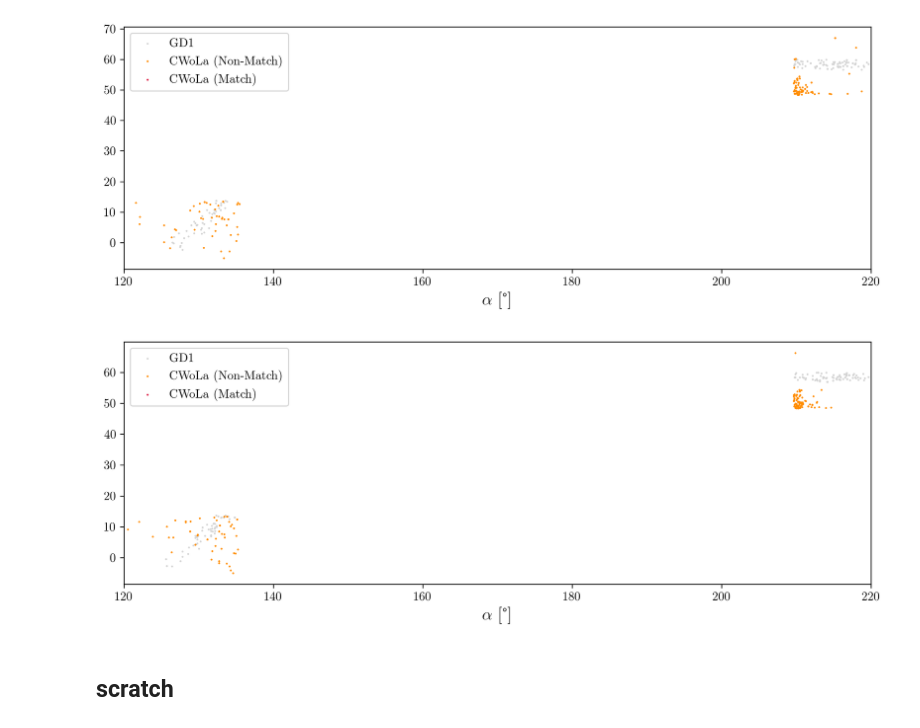
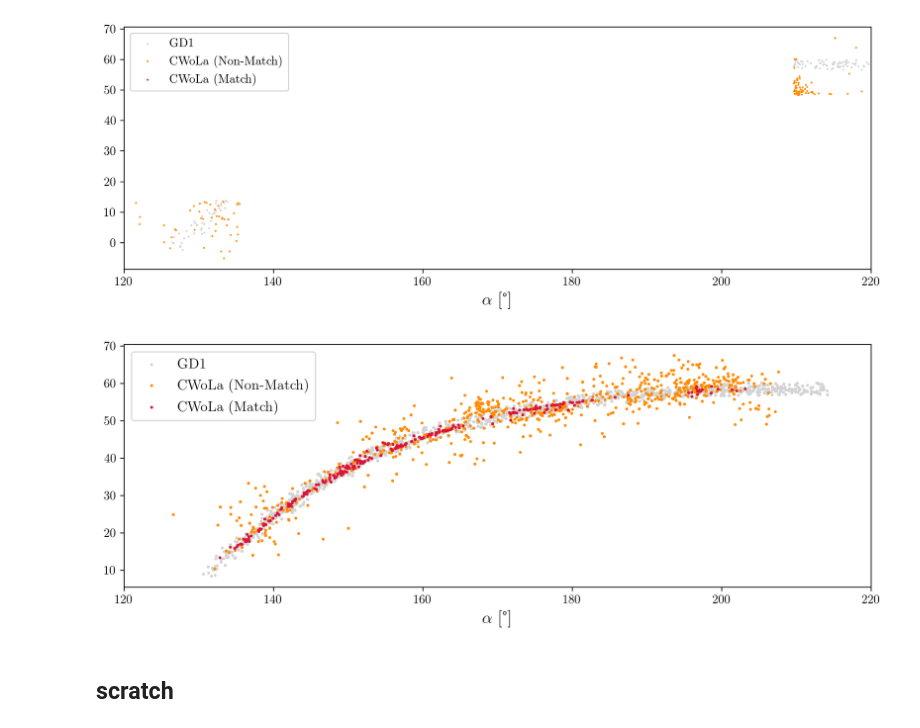
Before and after one commit to hep-lbdl/GaiaCWoLa, a Jupyter notebook: notebooks/all_gd1.ipynb, the cells around one changed output. Drawn from its saved outputs; the diff is of its cells as text; code cells hidden in the pictures.

Commit message:
Update plotting

```diff
--- a/notebooks/all_gd1.ipynb
+++ b/notebooks/all_gd1.ipynb
@@ -357,32 +360,33 @@ plt.xlim(120,220);
 # %%
 # remake from test dataframes saved during the training
 all_gd1_stars = []
 cwola_stars = []
 
-files = glob("../trained_models/test/patches/patch*/df_test.h5")
+files = sorted(glob("../trained_models/aps_50_patches_nfolds1/patches/patch*/df_test.h5"))
 
-for file in files:
+for file in files[5:-8]:
     test = pd.read_hdf(file)
-    n_top_stars = np.min([len(test[test.stream]),100])
+    n_top_stars = np.min([len(test[test.stream]),50])
     patch_top_stars = test.sort_values('nn_score',ascending=False)[:n_top_stars]
     all_gd1_stars.append(test[test.stream])
     cwola_stars.append(patch_top_stars)
 
 all_gd1_stars = pd.concat([df for df in all_gd1_stars])
 cwola_stars = pd.concat([df for df in cwola_stars])
 
 plt.figure(dpi=200, figsize=(12,4))
-plt.scatter(all_gd1_stars.α, all_gd1_stars.δ, marker='.', s=2,
+plt.scatter(all_gd1_stars.α, all_gd1_stars.δ, marker='.', s=10,
             color="lightgray", label="GD1")
-plt.scatter(cwola_stars[cwola_stars.stream == False].α, cwola_stars[cwola_stars.stream == False].δ, marker='.', s=2,
+plt.scatter(cwola_stars[cwola_stars.stream == False].α, cwola_stars[cwola_stars.stream == False].δ, marker='.', s=10,
             color="darkorange", label="CWoLa (Non-Match)")
-plt.scatter(cwola_stars[cwola_stars.stream].α, cwola_stars[cwola_stars.stream].δ, marker='.', s=2,
+plt.scatter(cwola_stars[cwola_stars.stream].α, cwola_stars[cwola_stars.stream].δ, marker='.', s=10,
             color="crimson", label="CWoLa (Match)")
-plt.legend()
+plt.legend(fontsize=13)
 plt.xlabel(r"$\alpha$ [\textdegree]");
 plt.xlim(120,220);
+plt.savefig("via_machinae_aps_50patches_top50.png");
 # %% [output]
-[figure, old version]
+[figure, new version]
 # %% [markdown]
 ## scratch
 # %%
```
Also changed, not shown: parts of 1 cell of this notebook.
